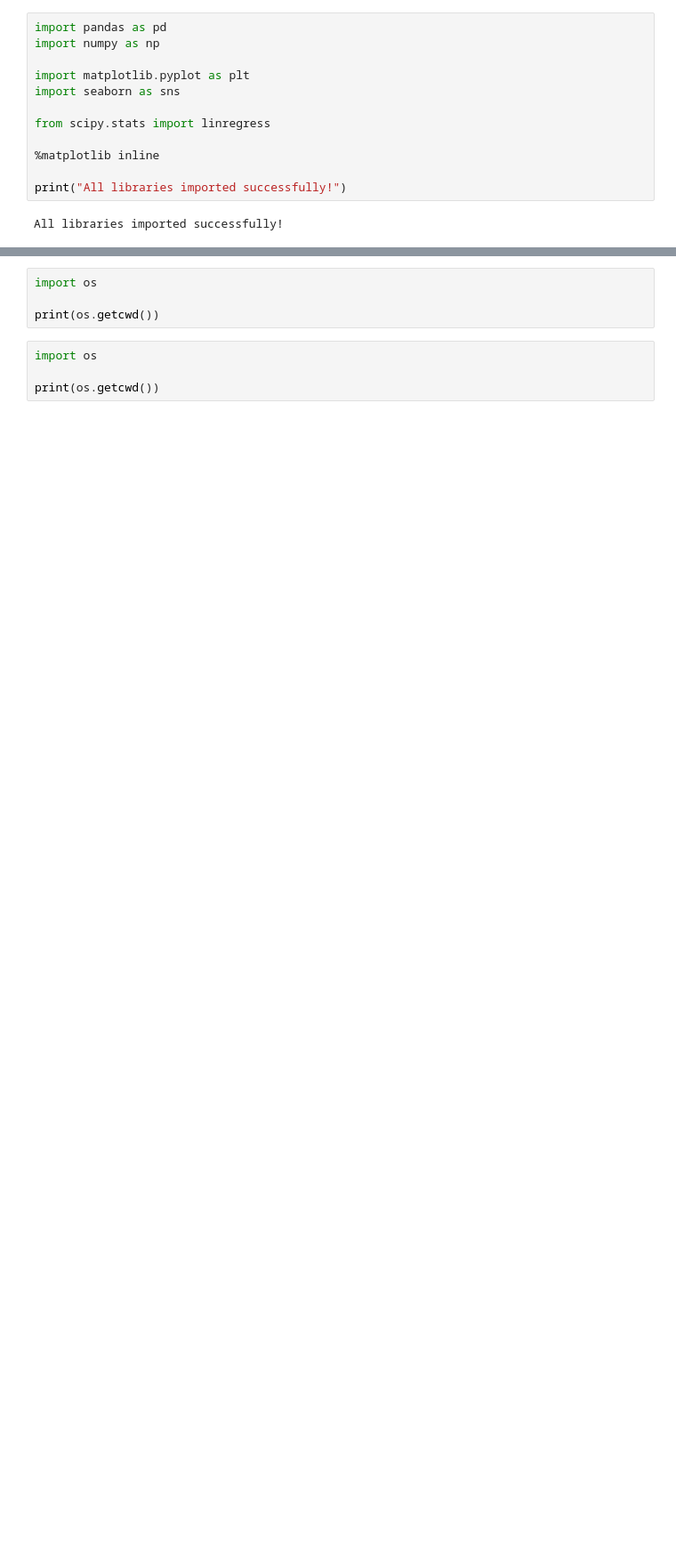
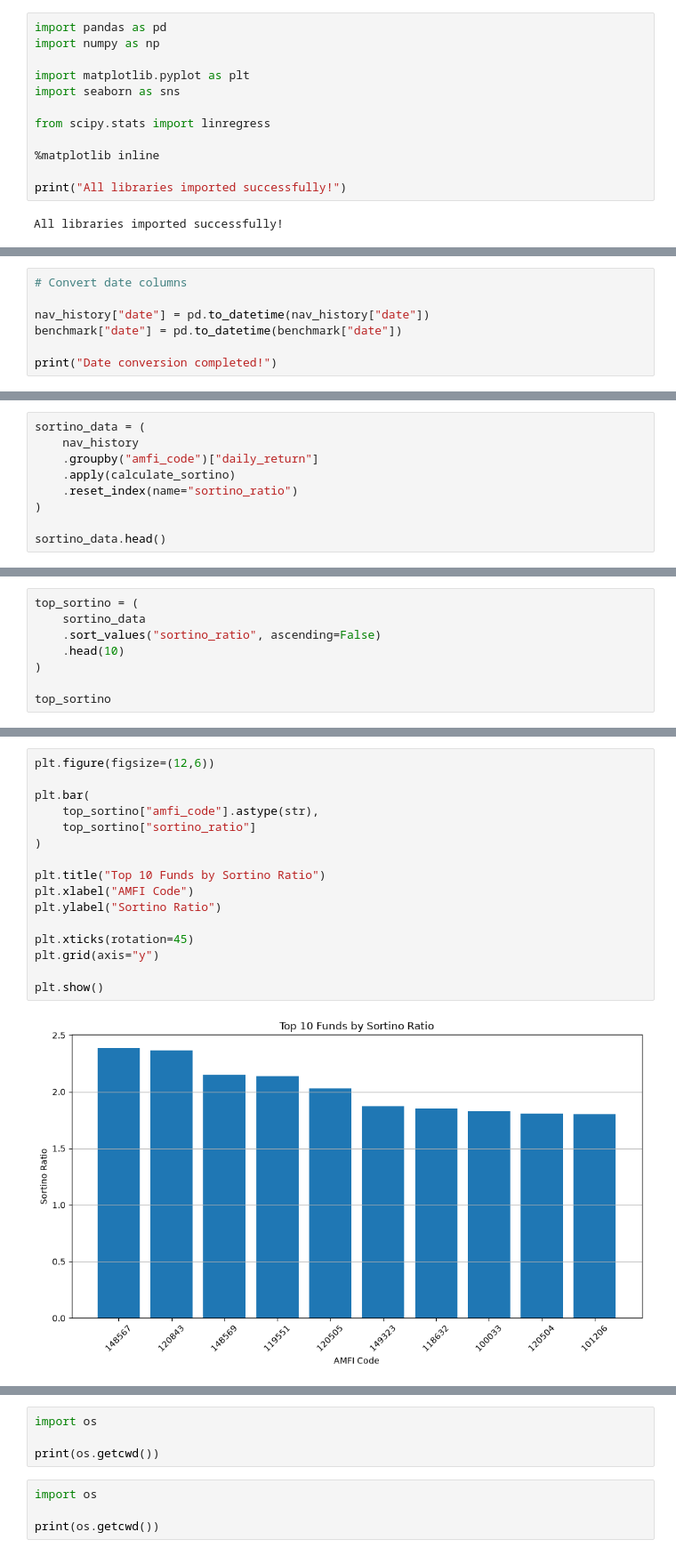
Before and after one commit to abhinay2812-glitch/mutual-fund-analytics-capstone, a Jupyter notebook: notebooks/Performance_Analytics.ipynb, the cells around one changed output, grey strips where cells are left out. Shown at 89% size. Saved outputs shown, nothing was run; the diff lists cells and outputs as text; blank space fills up the shorter version.

```diff
--- a/notebooks/Performance_Analytics.ipynb
+++ b/notebooks/Performance_Analytics.ipynb
@@ -29,0 +42,7 @@ All libraries imported successfully!
+# %%
+# Convert date columns
+
+nav_history["date"] = pd.to_datetime(nav_history["date"])
+benchmark["date"] = pd.to_datetime(benchmark["date"])
+
+print("Date conversion completed!")
@@ -29,0 +280,9 @@ All libraries imported successfully!
+# %%
+sortino_data = (
+    nav_history
+    .groupby("amfi_code")["daily_return"]
+    .apply(calculate_sortino)
+    .reset_index(name="sortino_ratio")
+)
+
+sortino_data.head()
@@ -29,0 +296,8 @@ All libraries imported successfully!
+# %%
+top_sortino = (
+    sortino_data
+    .sort_values("sortino_ratio", ascending=False)
+    .head(10)
+)
+
+top_sortino
@@ -29,0 +316,18 @@ All libraries imported successfully!
+# %%
+plt.figure(figsize=(12,6))
+
+plt.bar(
+    top_sortino["amfi_code"].astype(str),
+    top_sortino["sortino_ratio"]
+)
+
+plt.title("Top 10 Funds by Sortino Ratio")
+plt.xlabel("AMFI Code")
+plt.ylabel("Sortino Ratio")
+
+plt.xticks(rotation=45)
+plt.grid(axis="y")
+
+plt.show()
+# %% [output]
+[figure, added]
```
Also changed, not shown: parts of 42 cells of this notebook, 4 other files.
